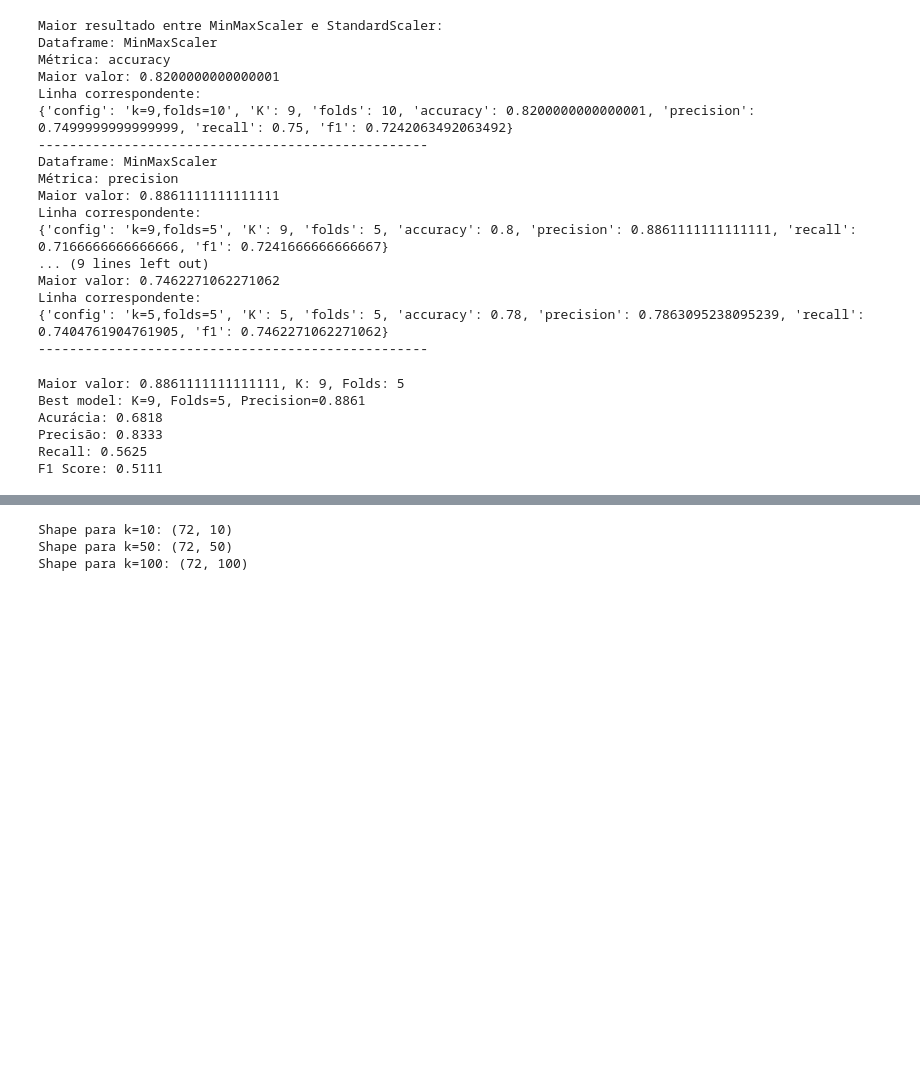
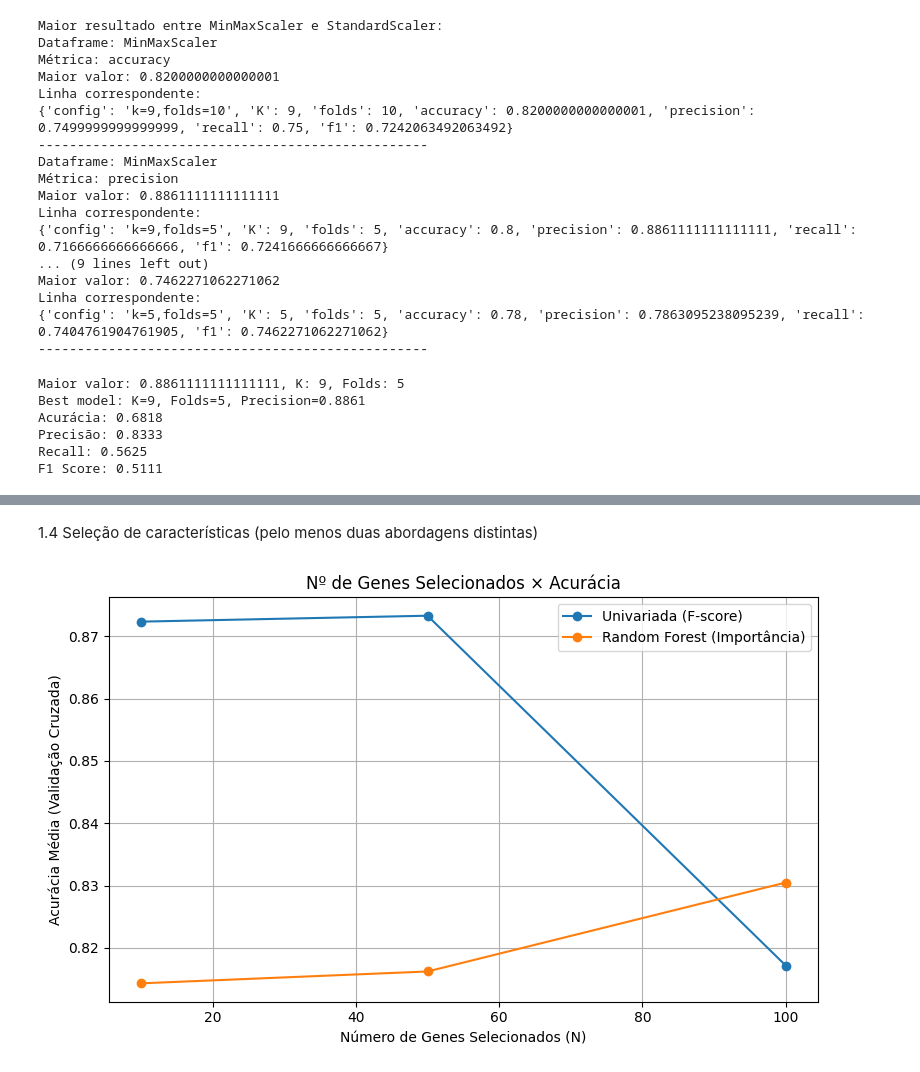
Before and after one commit to sakikout/Classificacao_de_Leucemias_KNN, a Jupyter notebook: gene_expression.ipynb, the cells around one changed output, grey strips where cells are left out. Drawn from its saved outputs; the diff is of its cells as text; code cells hidden in the pictures; blank space fills up the shorter version.

```diff
--- a/gene_expression.ipynb
+++ b/gene_expression.ipynb
@@ -499,14 +451,53 @@ Acurácia no teste: 0.8929
+# %% [markdown]
+1.4 Seleção de características (pelo menos duas abordagens distintas)
 # %%
-#1.4 Seleção de características (pelo menos duas abordagens distintas)
-Exemplo de combinações possíveis:
-– Para cada método gerar subconjuntos com N = 10, 50, 100 genes.
-Evidências: código e gráfico “N × Acurácia”.
+# Parâmetros
+from sklearn.ensemble import RandomForestClassifier
 
-1.5 Comparação crítica
-– Comparar desempenho dos modelos: (i) todas as features; (ii) cada subconjunto selecionado.
-– Discutir over/underfitting, efeito da alta dimensionalidade e tempo de execução.
+minmax_scaler = MinMaxScaler()
+X_scaledM = minmax_scaler.fit_transform(X)
+
+X_reducedM = pd.DataFrame(minmax_scaler.fit_transform(X), columns=X.columns)
 
 
-1.6 Interpretação biológica
-– Selecionar até 5 genes que mais contribuíram para o melhor modelo.
-– Pesquisar literatura que relacione esses genes à leucemia.
+N_features = [10, 50, 100]  # caso tenha menos que 100 features
+results = {
+    'Univariada (F-score)': [],
+    'Random Forest (Importância)': []
+}
+
+# Método 1: Seleção Univariada (ANOVA F-score)
+for N in N_features:
+    selector = SelectKBest(score_func=f_classif, k=N)
+    X_selected = selector.fit_transform(X_reducedM, y)
+    model = KNeighborsClassifier(n_neighbors=5)
+    scores = cross_val_score(model, X_selected, y, cv=5)
+    results['Univariada (F-score)'].append(scores.mean())
+
+# Método 2: Importância via Random Forest
+rf = RandomForestClassifier(random_state=42)
+rf.fit(X_reducedM, y)
+importances = rf.feature_importances_
+indices = np.argsort(importances)[::-1]  # do maior pro menor
+
+for N in N_features:
+    top_indices = indices[:N]
+    X_selected = X_reducedM.iloc[:, top_indices]
+    model = KNeighborsClassifier(n_neighbors=5)
+    scores = cross_val_score(model, X_selected, y, cv=5)
+    results['Random Forest (Importância)'].append(scores.mean())
+
+# Gráfico: N × Acurácia
+plt.figure(figsize=(8, 5))
+for method, accs in results.items():
+    plt.plot(N_features, accs, marker='o', label=method)
+
+plt.title("Nº de Genes Selecionados × Acurácia")
+plt.xlabel("Número de Genes Selecionados (N)")
+plt.ylabel("Acurácia Média (Validação Cruzada)")
+plt.legend()
+plt.grid(True)
+plt.tight_layout()
+plt.show()
+# %% [output]
+[figure, added]
@@ -534,15 +503,0 @@ X_train_Min, X_test_Min, y_train_Min, y_test_Min = train_test_split(
-# %%
-
-# Lista de valores de k
-k_values = [10, 50, 100]
-X_kbest_dict = {}
-
-for k in k_values:
-    selector = SelectKBest(score_func=f_classif, k=k)
-    X_kbest = selector.fit_transform(X, y)
-    X_kbest_dict[k] = X_kbest
-    print(f"Shape para k={k}: {X_kbest.shape}")
-# %% [output]
-Shape para k=10: (72, 10)
-Shape para k=50: (72, 50)
-Shape para k=100: (72, 100)
```
Also changed, not shown: parts of 8 cells of this notebook.
